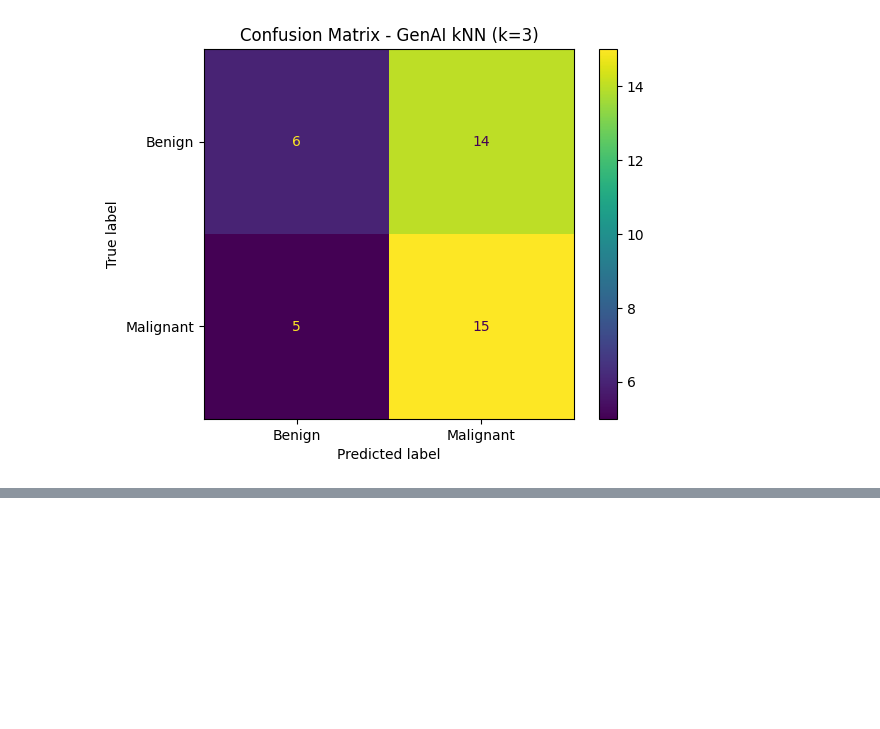
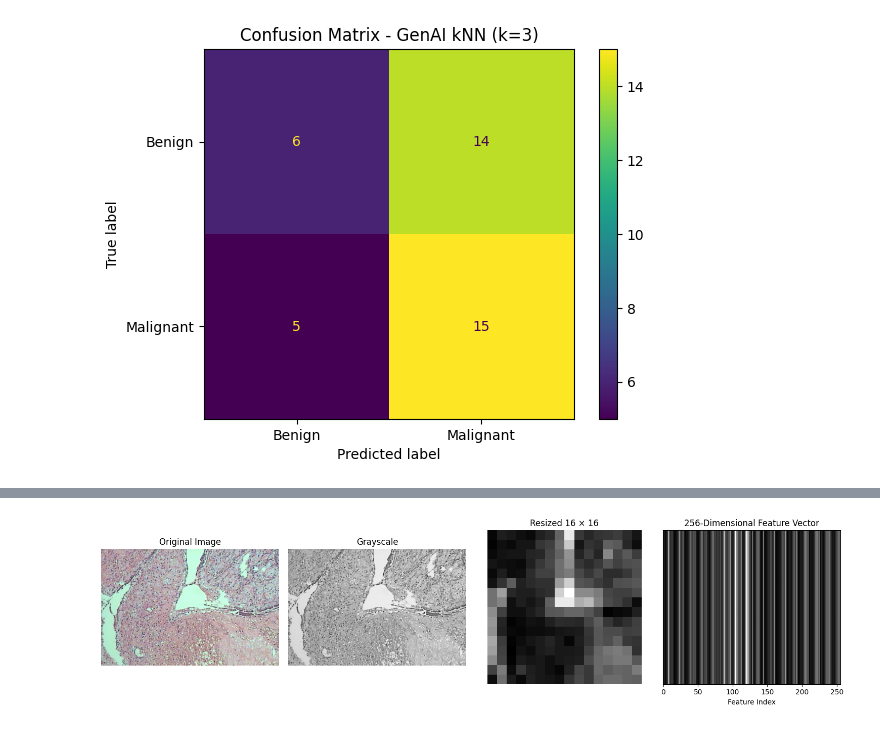
Before and after one commit to Karuneshtiwari/ML-lab, a Jupyter notebook: Lab06.ipynb, the cells around one changed output, grey strips where cells are left out. Saved outputs shown, nothing was run; the diff lists cells and outputs as text; code cells hidden in the pictures; blank space fills up the shorter version.

```diff
--- a/Lab06.ipynb
+++ b/Lab06.ipynb
@@ -2302,0 +2382,45 @@ for name, prediction in predictions.items():
+# %%
+#Preprocessing Visualization
+
+image_path = benign_paths[0]
+
+original = Image.open(image_path)
+gray = original.convert("L")
+resized = gray.resize(RESIZE_SHAPE)
+
+feature_vector = np.asarray(
+    resized,
+    dtype=np.float32
+).reshape(-1)
+
+plt.figure(figsize=(15, 4))
+
+plt.subplot(1, 4, 1)
+plt.imshow(original)
+plt.title("Original Image")
+plt.axis("off")
+
+plt.subplot(1, 4, 2)
+plt.imshow(gray, cmap="gray")
+plt.title("Grayscale")
+plt.axis("off")
+
+plt.subplot(1, 4, 3)
+plt.imshow(resized, cmap="gray")
+plt.title("Resized 16 × 16")
+plt.axis("off")
+
+plt.subplot(1, 4, 4)
+plt.imshow(
+    feature_vector.reshape(1, -1),
+    aspect="auto",
+    cmap="gray"
+)
+plt.title("256-Dimensional Feature Vector")
+plt.xlabel("Feature Index")
+plt.yticks([])
+
+plt.tight_layout()
+plt.show()
+# %% [output]
+[figure, added]
```
Also changed, not shown: parts of 1 cell of this notebook.
